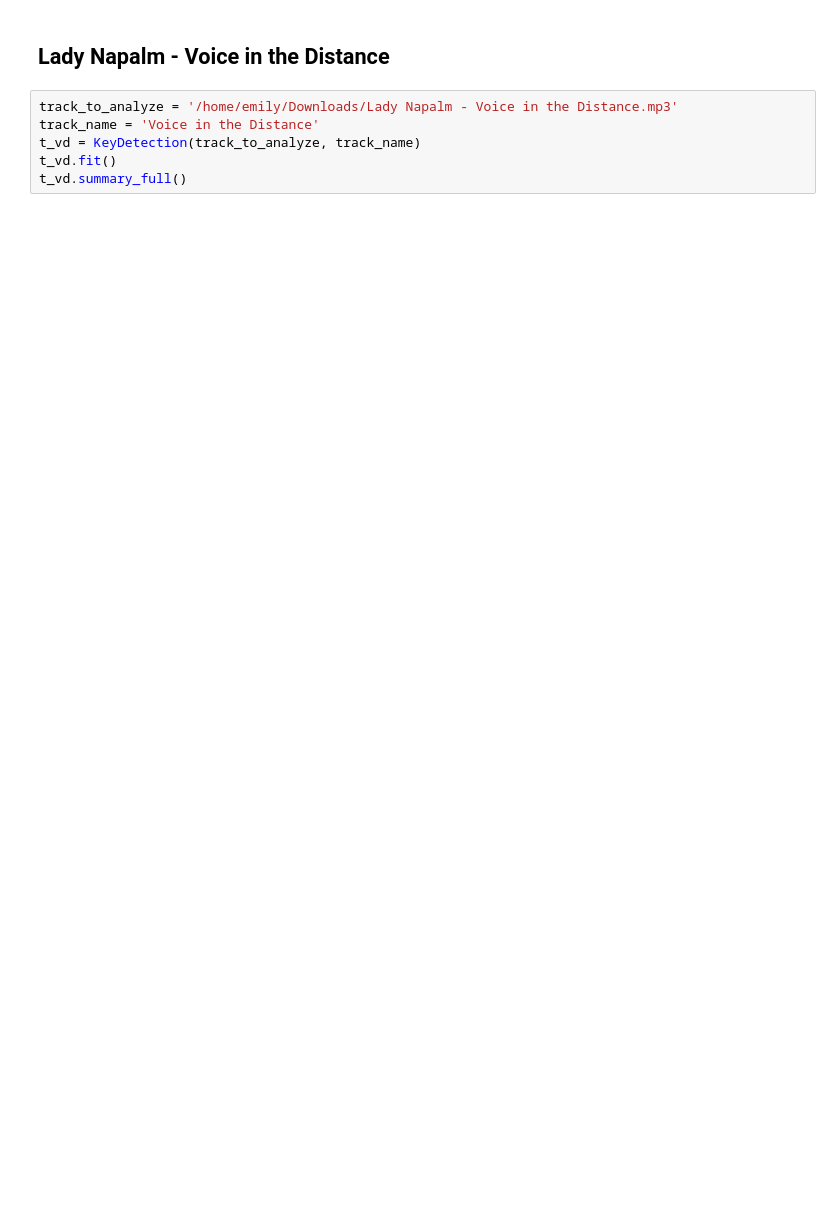
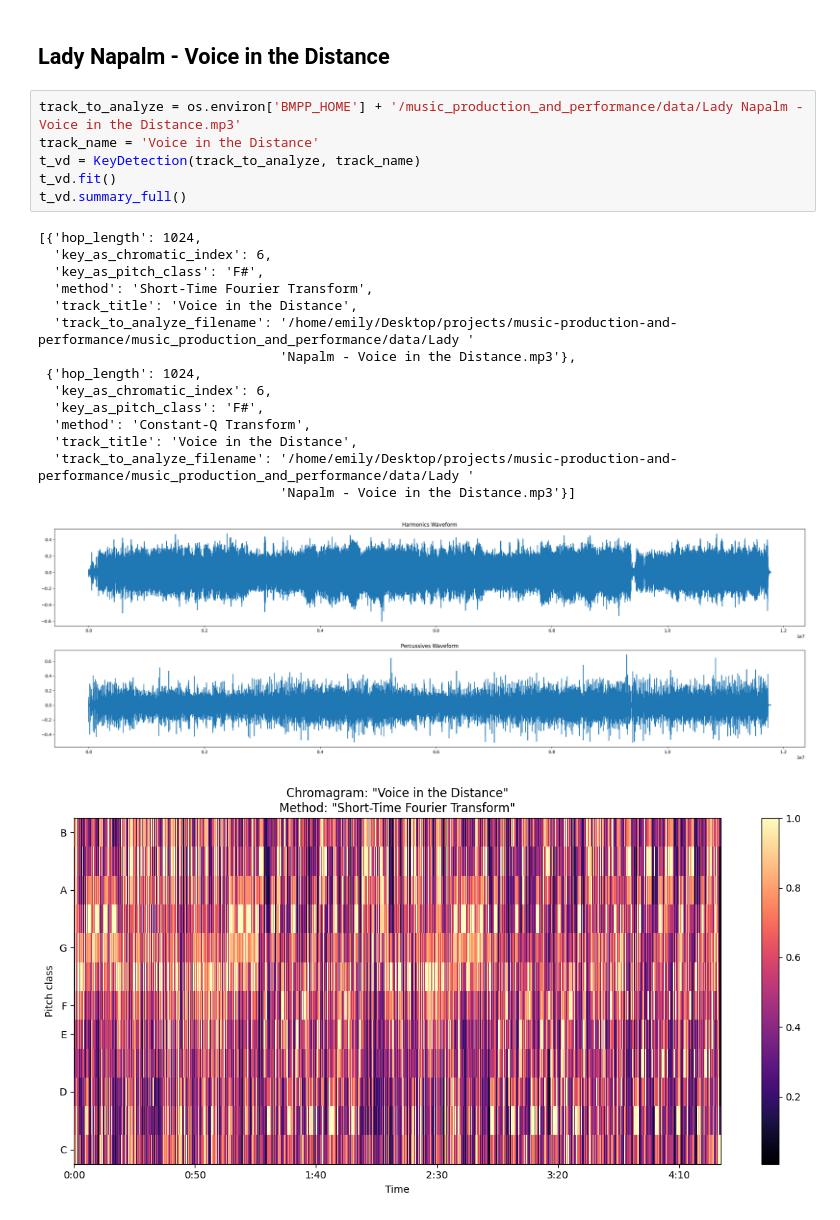
Before and after one commit to badassdatascience/music-production-and-performance, a Jupyter notebook: music_production_and_performance/features/key_detection.ipynb, the cells around one changed output. Saved outputs shown, nothing was run; the diff lists cells and outputs as text; blank space fills up the shorter version.

```diff
--- a/music_production_and_performance/features/key_detection.ipynb
+++ b/music_production_and_performance/features/key_detection.ipynb
@@ -80,8 +178,25 @@ t_kb.df
 # %% [markdown]
 ## Lady Napalm - Voice in the Distance
 # %%
-track_to_analyze = '/home/emily/Downloads/Lady Napalm - Voice in the Distance.mp3'
+track_to_analyze = os.environ['BMPP_HOME'] + '/music_production_and_performance/data/Lady Napalm - Voice in the Distance.mp3'
 track_name = 'Voice in the Distance'
 t_vd = KeyDetection(track_to_analyze, track_name)
 t_vd.fit()
 t_vd.summary_full()
+# %% [output]
+[{'hop_length': 1024,
+  'key_as_chromatic_index': 6,
+  'key_as_pitch_class': 'F#',
+  'method': 'Short-Time Fourier Transform',
+  'track_title': 'Voice in the Distance',
+  'track_to_analyze_filename': '/home/emily/Desktop/projects/music-production-and-performance/music_production_and_performance/data/Lady '
+                               'Napalm - Voice in the Distance.mp3'},
+ {'hop_length': 1024,
+  'key_as_chromatic_index': 6,
+  'key_as_pitch_class': 'F#',
+  'method': 'Constant-Q Transform',
+  'track_title': 'Voice in the Distance',
+  'track_to_analyze_filename': '/home/emily/Desktop/projects/music-production-and-performance/music_production_and_performance/data/Lady '
+                               'Napalm - Voice in the Distance.mp3'}]
+[figure, added]
+[figure, added]
```
Also changed, not shown: parts of 11 cells of this notebook.
